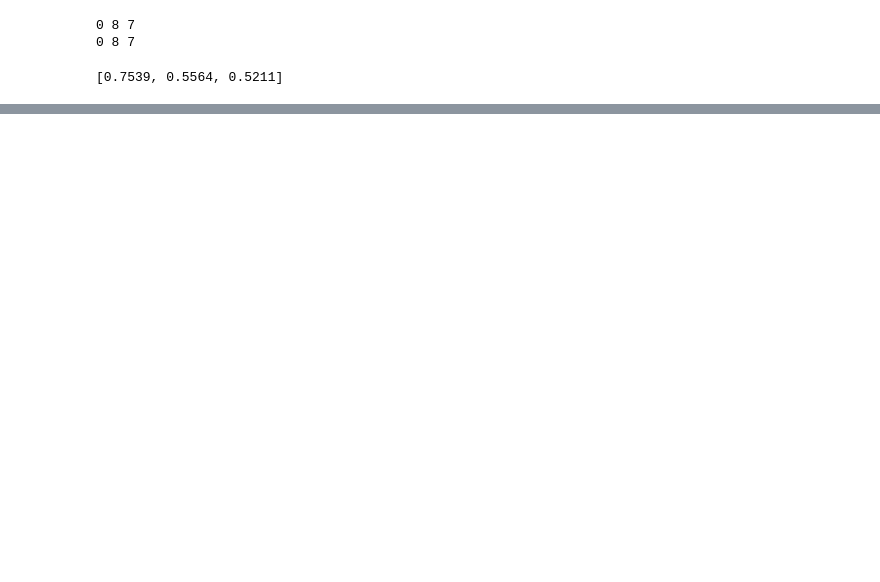
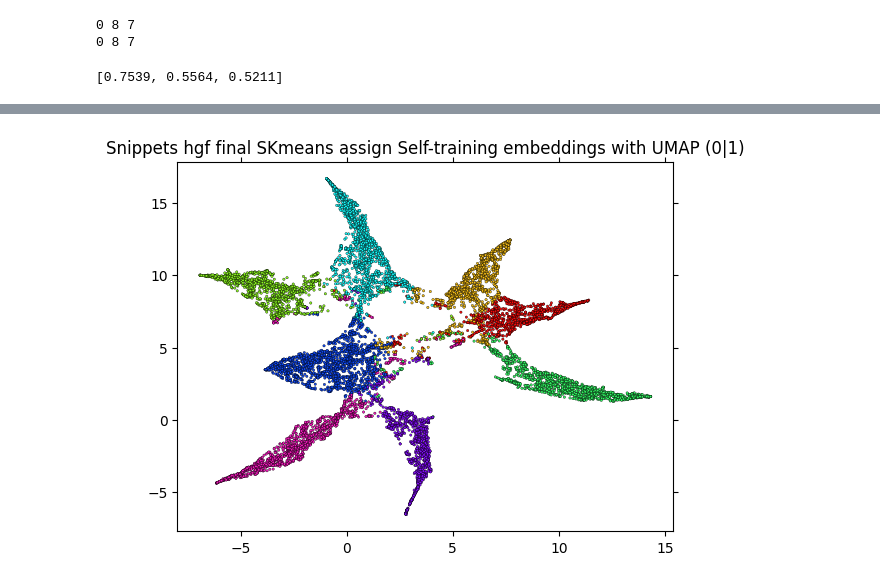
Before and after one commit to goamegah/PyTorch-STC, a Jupyter notebook: demos/SearchSnippets/stc_fa_w2v_sst_test.ipynb, the cells around one changed output, grey strips where cells are left out. Cells and saved outputs as stored; diff of their text form; code cells hidden in the pictures; blank space fills up the shorter version.

```diff
--- a/demos/SearchSnippets/stc_fa_w2v_sst_test.ipynb
+++ b/demos/SearchSnippets/stc_fa_w2v_sst_test.ipynb
@@ -194,0 +313,5 @@ X_train.shape, X_test.shape, y_train.shape, y_test.shape
+# %%
+plot.commonSpace_plot(z2.detach().numpy(), comp=[0, 1], tagLabels=y_skm_pred2,
+                      data_name="Snippets hgf final SKmeans assign", dimred = 'UMAP')
+# %% [output]
+[figure, added]
```
Also changed, not shown: parts of 16 cells of this notebook, 10 other files.
